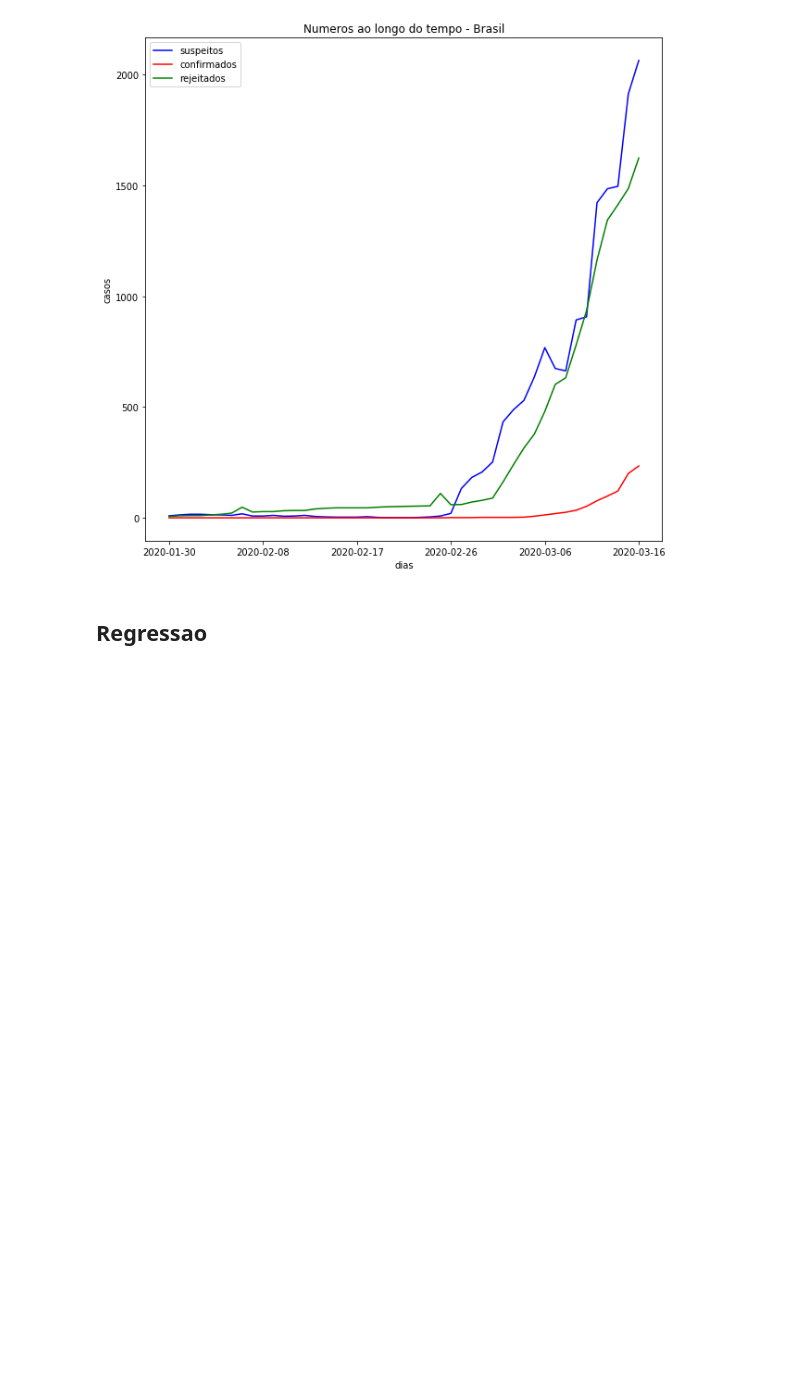
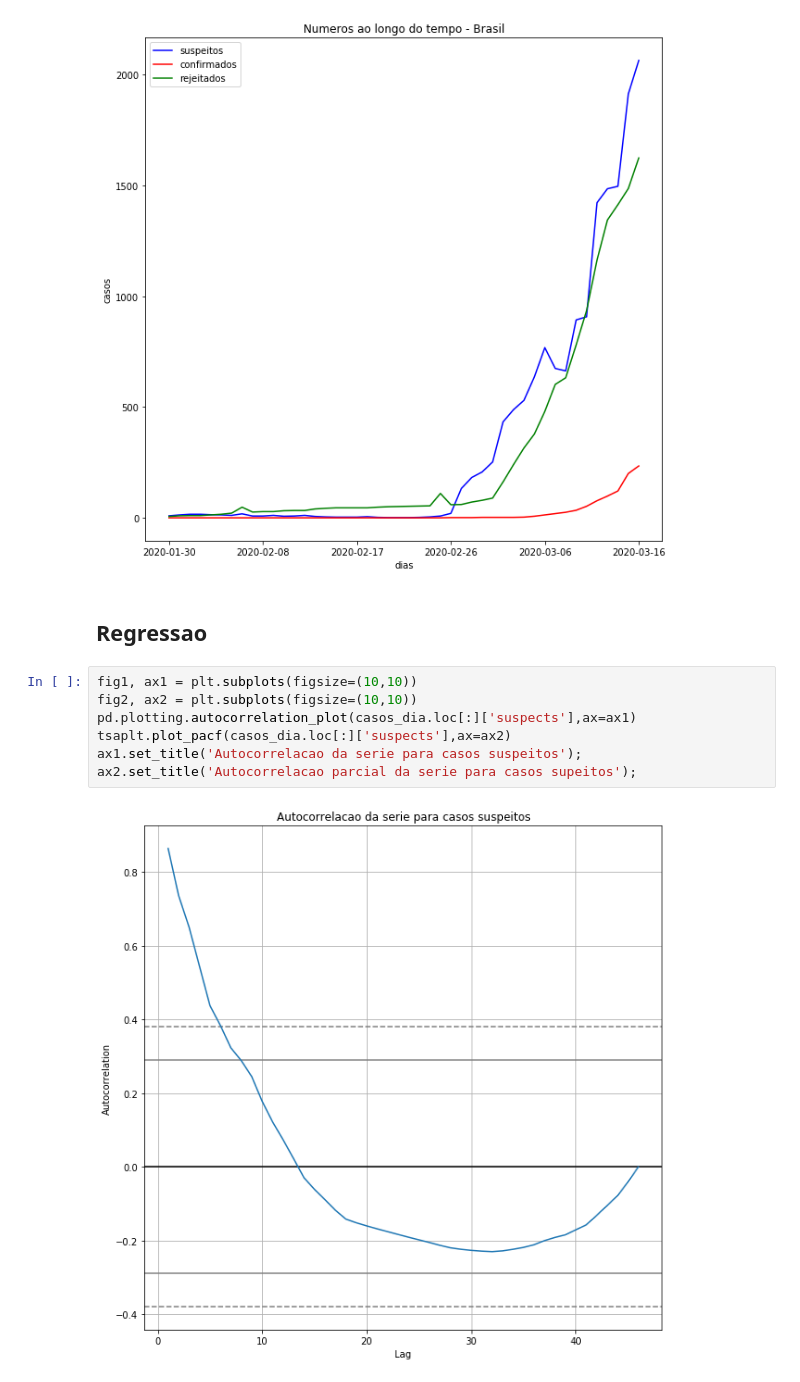
Before and after one commit to pedrosergiot/corona_virus, a Jupyter notebook: Testes_brasil_covid19.ipynb, the cells around one changed output. Cells and saved outputs as stored; diff of their text form; blank space fills up the shorter version.

```diff
--- a/Testes_brasil_covid19.ipynb
+++ b/Testes_brasil_covid19.ipynb
@@ -63,3 +64,12 @@ plt.xticks(range(0,len(casos_dia),9));
 [figure]
 # %% [markdown]
 ## Regressao
+# %%
+fig1, ax1 = plt.subplots(figsize=(10,10))
+fig2, ax2 = plt.subplots(figsize=(10,10))
+pd.plotting.autocorrelation_plot(casos_dia.loc[:]['suspects'],ax=ax1)
+tsaplt.plot_pacf(casos_dia.loc[:]['suspects'],ax=ax2)
+ax1.set_title('Autocorrelacao da serie para casos suspeitos');
+ax2.set_title('Autocorrelacao parcial da serie para casos supeitos');
+# %% [output]
+[figure, added]
```
Also changed, not shown: parts of 4 cells of this notebook, 1 other file.
